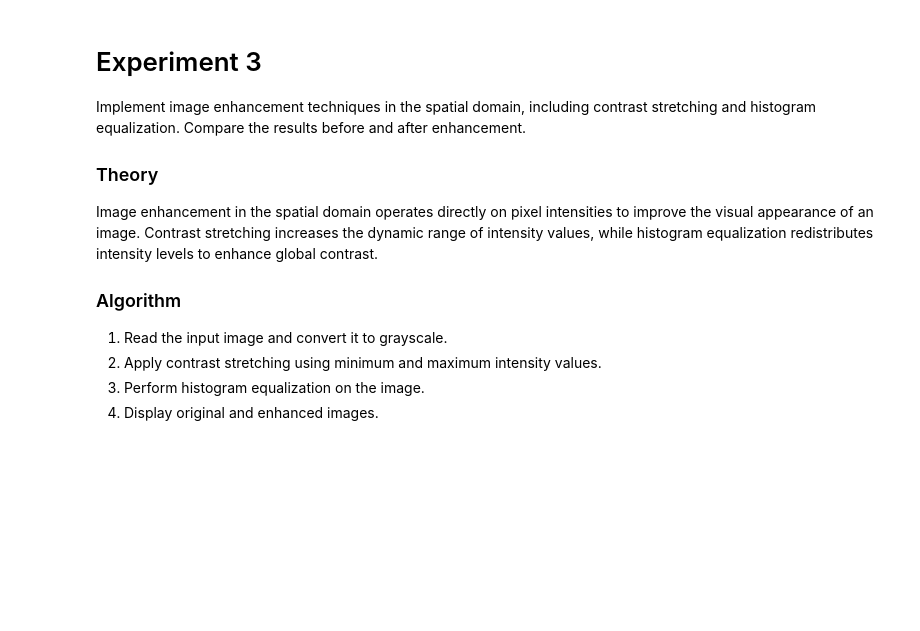
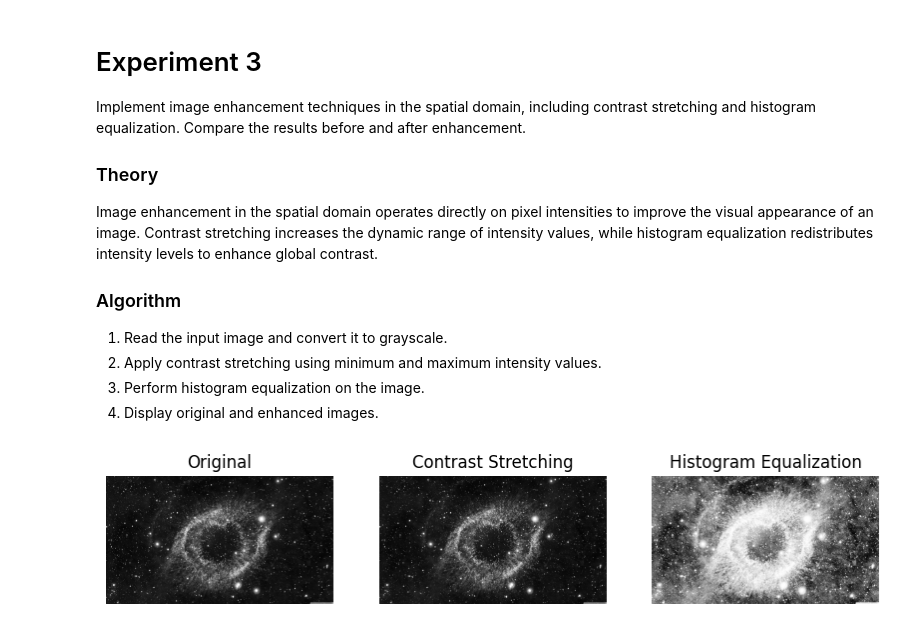
Before and after one commit to srijanexe-8/Image-Processing-and-Computer-Vision, a Jupyter notebook: experiments in chronology.ipynb, the cells around one changed output. Drawn from its saved outputs; the diff is of its cells as text; code cells hidden in the pictures; blank space fills up the shorter version.

```diff
--- a/experiments in chronology.ipynb
+++ b/experiments in chronology.ipynb
@@ -160,3 +160,24 @@ Image enhancement in the spatial domain operates directly on pixel intensities t
 2. Apply contrast stretching using minimum and maximum intensity values.
 3. Perform histogram equalization on the image.
 4. Display original and enhanced images.
+# %%
+import cv2
+import numpy as np
+import matplotlib.pyplot as plt
+
+img = cv2.imread('image.jpg', 0)
+
+# Contrast Stretching
+min_val, max_val = np.min(img), np.max(img)
+cs_img = ((img - min_val) / (max_val - min_val) * 255).astype(np.uint8)
+
+# Histogram Equalization
+he_img = cv2.equalizeHist(img)
+
+plt.figure(figsize=(10,4))
+plt.subplot(1,3,1); plt.imshow(img, cmap='gray'); plt.title('Original'); plt.axis('off')
+plt.subplot(1,3,2); plt.imshow(cs_img, cmap='gray'); plt.title('Contrast Stretching'); plt.axis('off')
+plt.subplot(1,3,3); plt.imshow(he_img, cmap='gray'); plt.title('Histogram Equalization'); plt.axis('off')
+plt.show()
+# %% [output]
+[figure, added]
```
Also changed, not shown: parts of 26 cells of this notebook, 5 other files.
